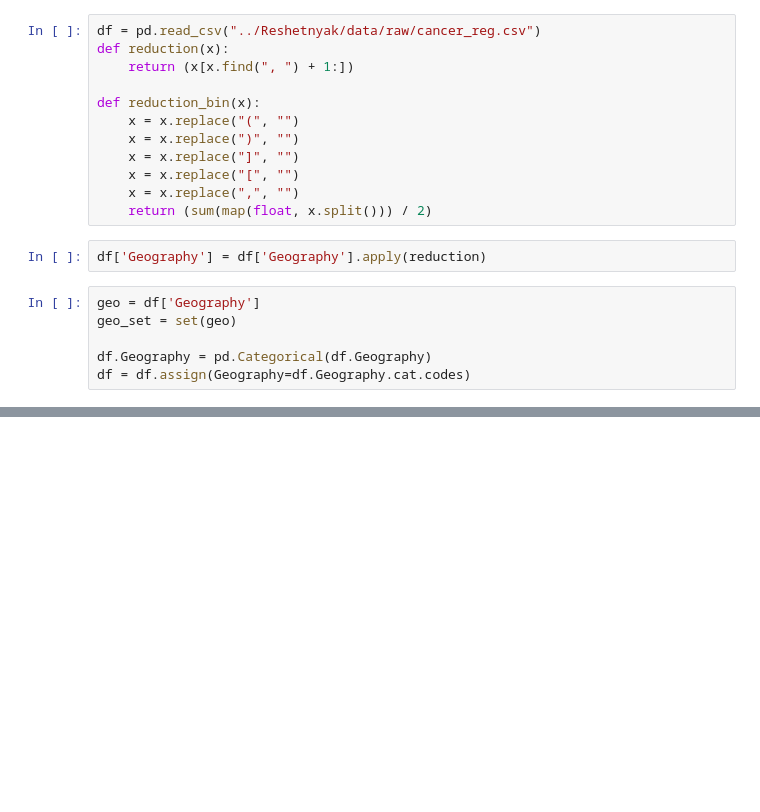
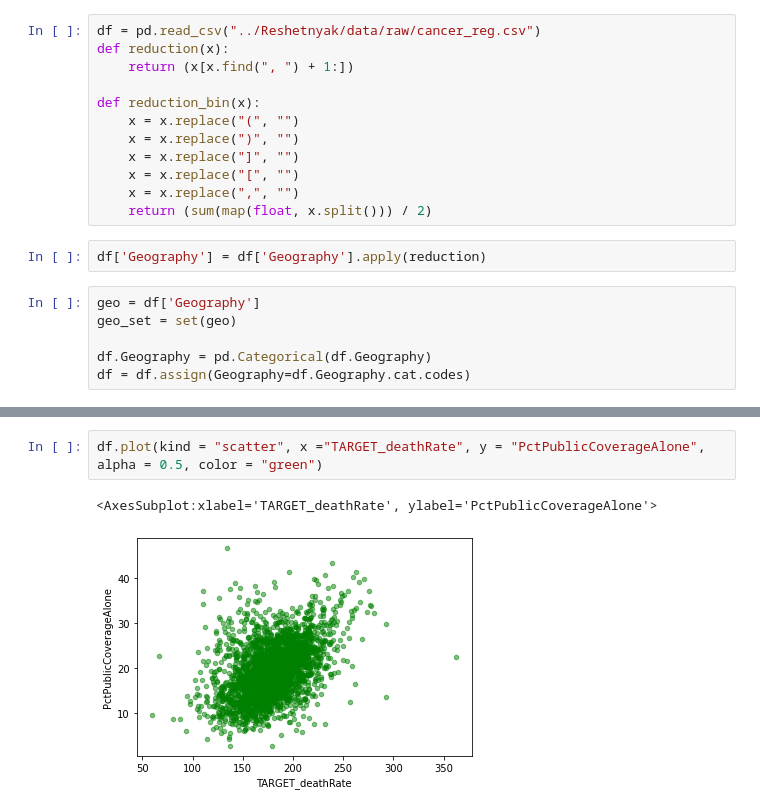
Before and after one commit to LlirikOknessu/MachineLearningCourseLabs, a Jupyter notebook: Reshetnyak/Analysys.ipynb, the cells around one changed output, grey strips where cells are left out. Cells and saved outputs as stored; diff of their text form; blank space fills up the shorter version.

```diff
--- a/Reshetnyak/Analysys.ipynb
+++ b/Reshetnyak/Analysys.ipynb
@@ -50,0 +67,5 @@ plt.show()
+# %%
+df.plot(kind = "scatter", x ="TARGET_deathRate", y = "PctPublicCoverageAlone", alpha = 0.5, color = "green")
+# %% [output]
+<AxesSubplot:xlabel='TARGET_deathRate', ylabel='PctPublicCoverageAlone'>
+[figure, added]
```
Also changed, not shown: parts of 5 cells of this notebook, 25 other files.
